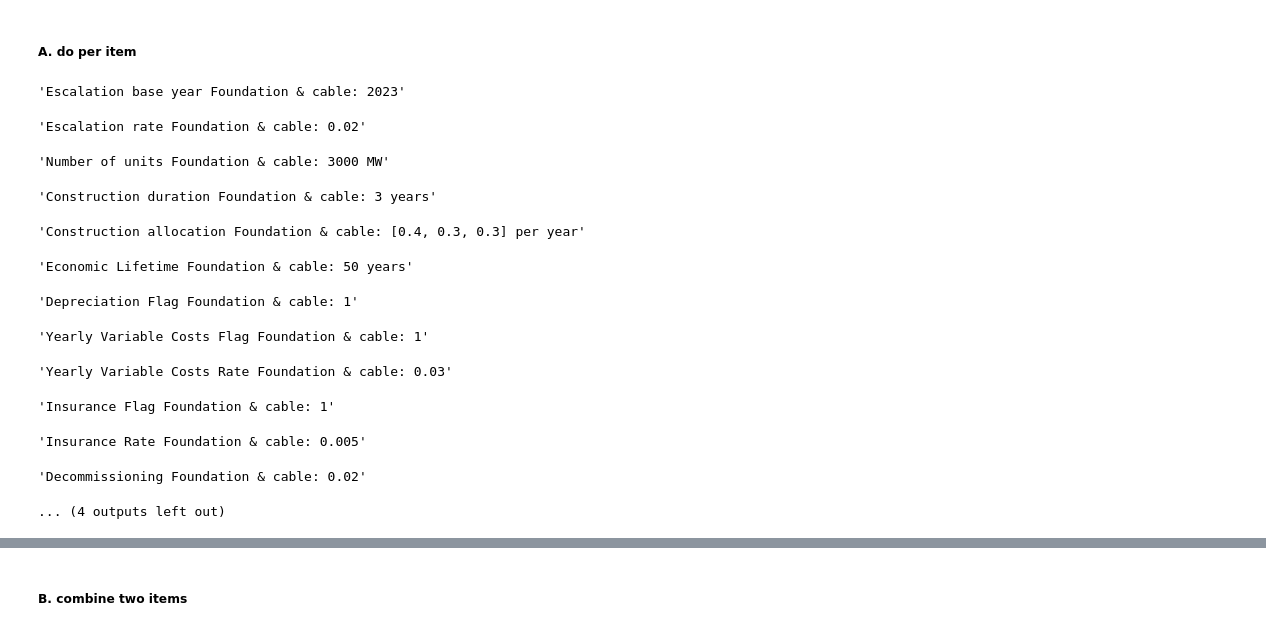
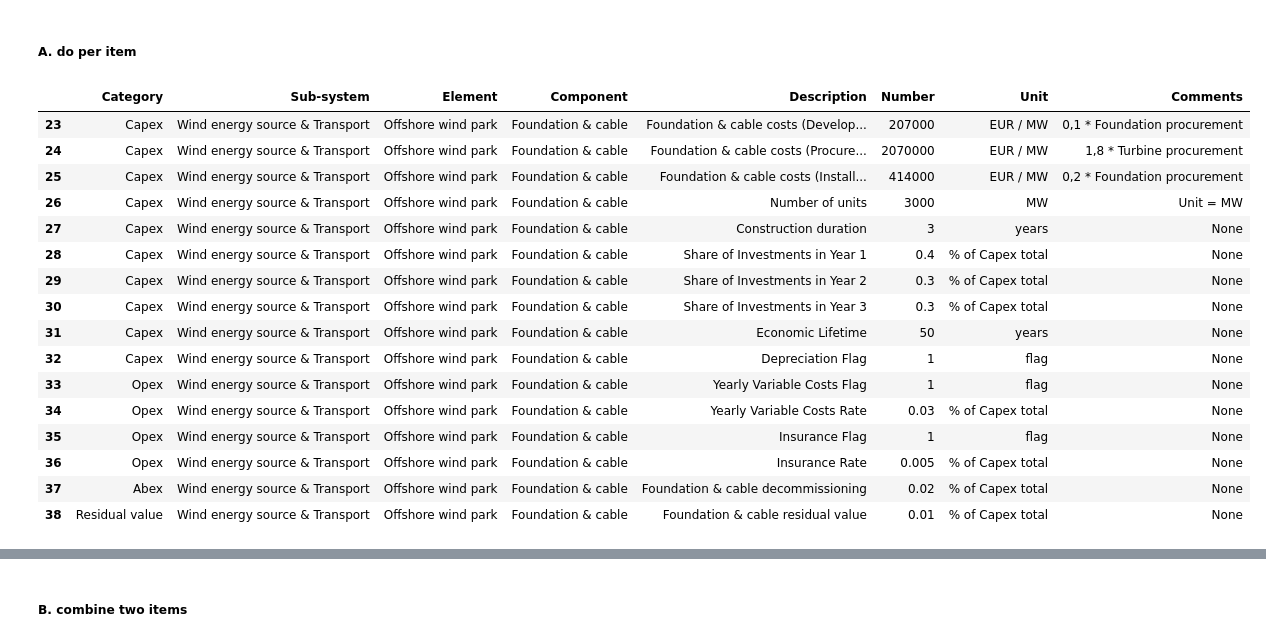
Before and after one commit to VanOord/OpenSCSim, a Jupyter notebook: From XLS to cashflow.ipynb, the cells around one changed output, grey strips where cells are left out. Cells and saved outputs as stored; diff of their text form; code cells hidden in the pictures.

```diff
--- a/From XLS to cashflow.ipynb
+++ b/From XLS to cashflow.ipynb
@@ -111,27 +121,31 @@ list(Inputs['Component'].unique())
 #### 3. Select one item from the Inputs table (generate cashflow overview)
 # %% [markdown]
 ##### A. do per item
-# %%
-%%time
-df_Foundations = Inputs_2_cashflow(Inputs,
-                                   startyear=2023,
-                                   lifecycle=50,
-                                   subsystem='Wind energy source & Transport',
-                                   element='Offshore wind park',
-                                   component='Foundation & cable',
-                                   Debug=True)
-df_Foundations.head()
-# %% [output]
-'Escalation base year Foundation & cable: 2023'
-'Escalation rate Foundation & cable: 0.02'
-'Number of units Foundation & cable: 3000 MW'
-'Construction duration Foundation & cable: 3 years'
-'Construction allocation Foundation & cable: [0.4, 0.3, 0.3] per year'
-'Economic Lifetime Foundation & cable: 50 years'
-'Depreciation Flag Foundation & cable: 1'
-'Yearly Variable Costs Flag Foundation & cable: 1'
-'Yearly Variable Costs Rate Foundation & cable: 0.03'
-'Insurance Flag Foundation & cable: 1'
-'Insurance Rate Foundation & cable: 0.005'
-'Decommissioning Foundation & cable: 0.02'
-... (4 outputs left out)
+# %%
+subsystem='Wind energy source & Transport'
+element='Offshore wind park'
+component='Foundation & cable'
+
+Inputs[
+    (Inputs['Sub-system'] == subsystem) &
+    (Inputs['Element'] == element) &
+    (Inputs['Component'] == component)
+]
+# %% [output]
+|  | Category | Sub-system | Element | Component | Description | Number | Unit | Comments |
+| 23 | Capex | Wind energy source & Transport | Offshore wind park | Foundation & cable | Foundation & cable costs (Develop... | 207000 | EUR / MW | 0,1 * Foundation procurement |
+| 24 | Capex | Wind energy source & Transport | Offshore wind park | Foundation & cable | Foundation & cable costs (Procure... | 2070000 | EUR / MW | 1,8 * Turbine procurement |
+| 25 | Capex | Wind energy source & Transport | Offshore wind park | Foundation & cable | Foundation & cable costs (Install... | 414000 | EUR / MW | 0,2 * Foundation procurement |
+| 26 | Capex | Wind energy source & Transport | Offshore wind park | Foundation & cable | Number of units | 3000 | MW | Unit = MW |
+| 27 | Capex | Wind energy source & Transport | Offshore wind park | Foundation & cable | Construction duration | 3 | years | None |
+| 28 | Capex | Wind energy source & Transport | Offshore wind park | Foundation & cable | Share of Investments in Year 1 | 0.4 | % of Capex total | None |
+| 29 | Capex | Wind energy source & Transport | Offshore wind park | Foundation & cable | Share of Investments in Year 2 | 0.3 | % of Capex total | None |
+| 30 | Capex | Wind energy source & Transport | Offshore wind park | Foundation & cable | Share of Investments in Year 3 | 0.3 | % of Capex total | None |
+| 31 | Capex | Wind energy source & Transport | Offshore wind park | Foundation & cable | Economic Lifetime | 50 | years | None |
+| 32 | Capex | Wind energy source & Transport | Offshore wind park | Foundation & cable | Depreciation Flag | 1 | flag | None |
+| 33 | Opex | Wind energy source & Transport | Offshore wind park | Foundation & cable | Yearly Variable Costs Flag | 1 | flag | None |
+| 34 | Opex | Wind energy source & Transport | Offshore wind park | Foundation & cable | Yearly Variable Costs Rate | 0.03 | % of Capex total | None |
+| 35 | Opex | Wind energy source & Transport | Offshore wind park | Foundation & cable | Insurance Flag | 1 | flag | None |
+| 36 | Opex | Wind energy source & Transport | Offshore wind park | Foundation & cable | Insurance Rate | 0.005 | % of Capex total | None |
+| 37 | Abex | Wind energy source & Transport | Offshore wind park | Foundation & cable | Foundation & cable decommissioning | 0.02 | % of Capex total | None |
+| 38 | Residual value | Wind energy source & Transport | Offshore wind park | Foundation & cable | Foundation & cable residual value | 0.01 | % of Capex total | None |
```
Also changed, not shown: parts of 25 cells of this notebook, 2 other files.
